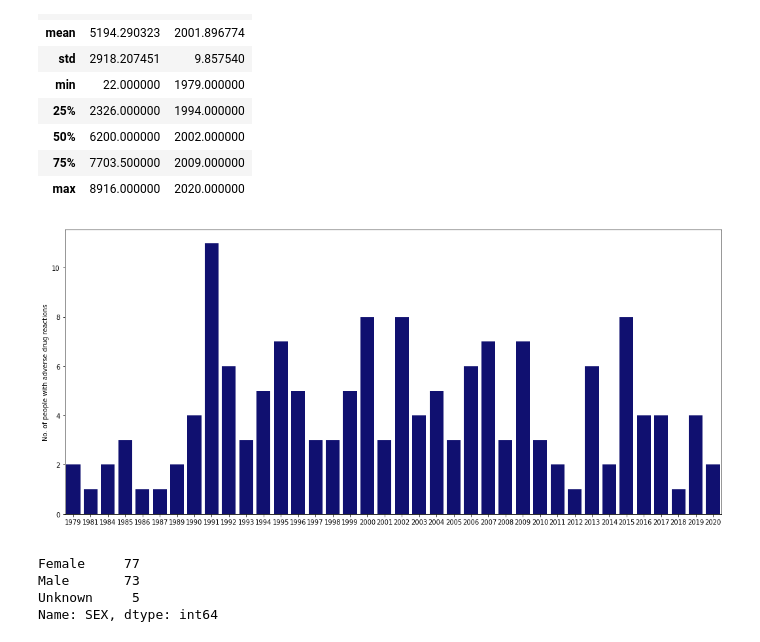
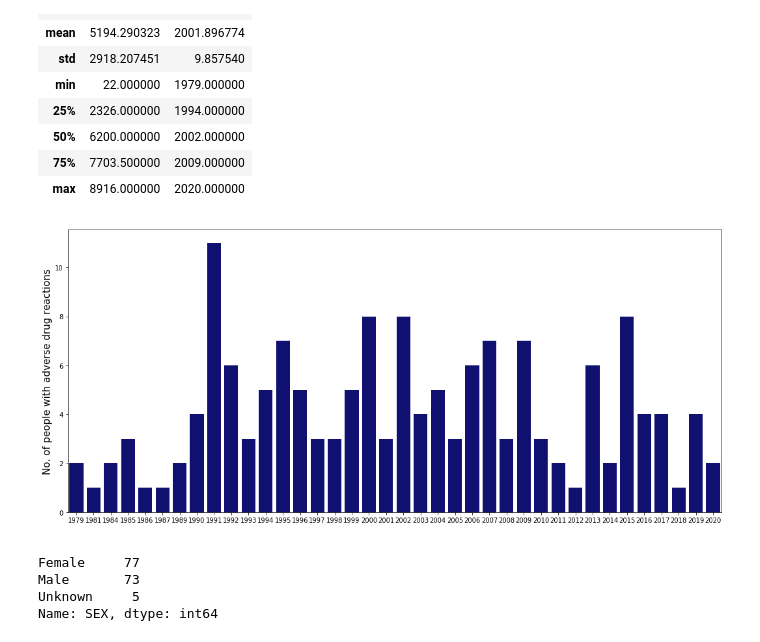
Before and after one commit to georgiarichards/diclofenac_yellowcard, a Jupyter notebook: yellowcard_analysis.ipynb, the cells around one changed output. Cells and saved outputs as stored; diff of their text form; code cells hidden in the pictures.

```diff
--- a/yellowcard_analysis.ipynb
+++ b/yellowcard_analysis.ipynb
@@ -38,14 +38,14 @@ df.describe()
 # %%
 # plotting the number of cases overtime using seaborn
 
 plt.figure(figsize=(18,8))
 ax = sns.countplot(data=df, x="YEAR", color="navy")
 plt.xlabel(' ')
-plt.ylabel('No. of people with adverse drug reactions')
+plt.ylabel('No. of people with adverse drug reactions', fontsize=15)
 
 plt.savefig("fig1_cases_time.png", dpi=600)
 # %% [output]
-[figure, old version]
+[figure, new version]
 # %%
 df['SEX'].value_counts()
 # %% [output]
```
Also changed, not shown: parts of 6 cells of this notebook, 2 other files.
